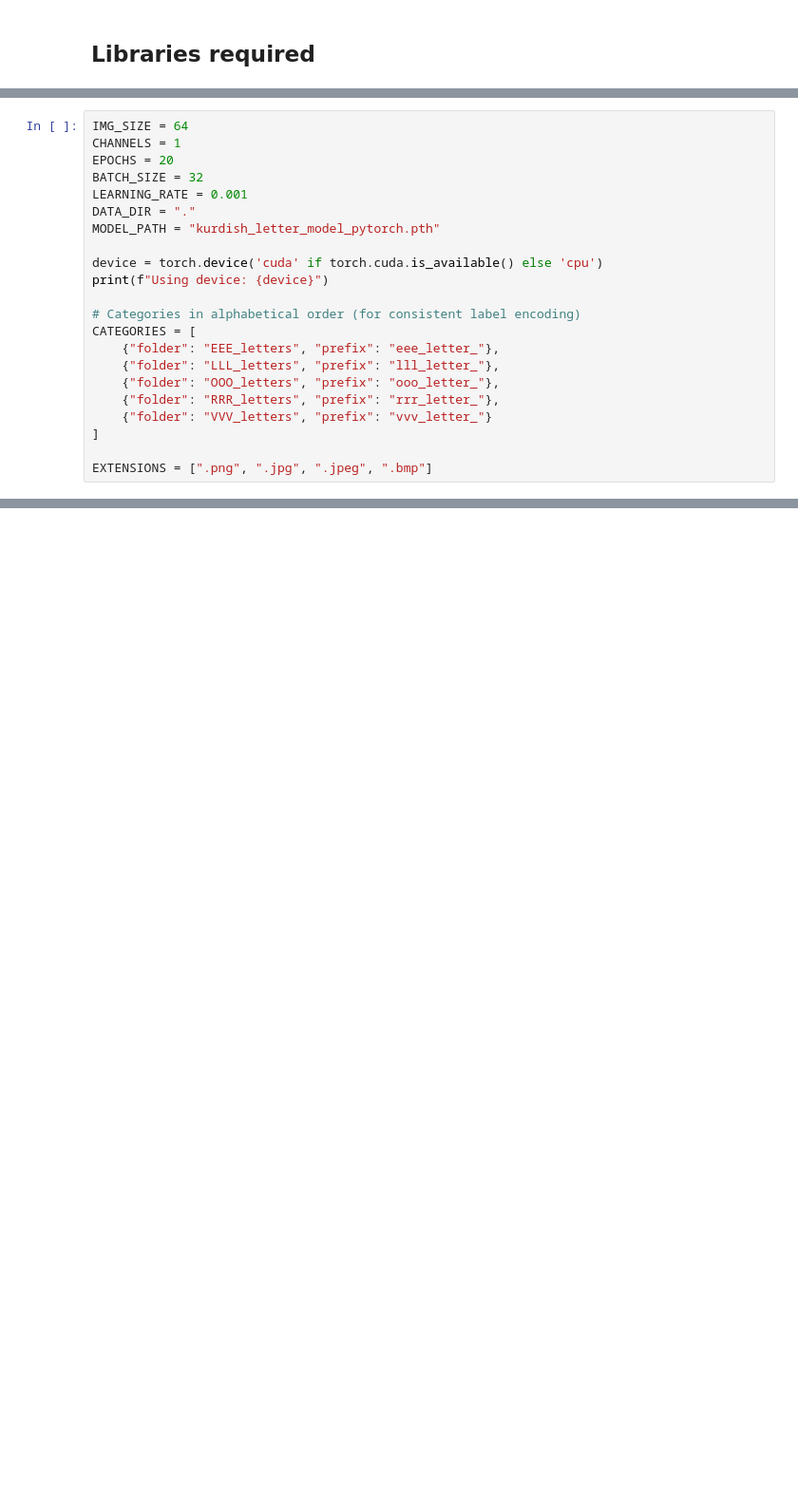
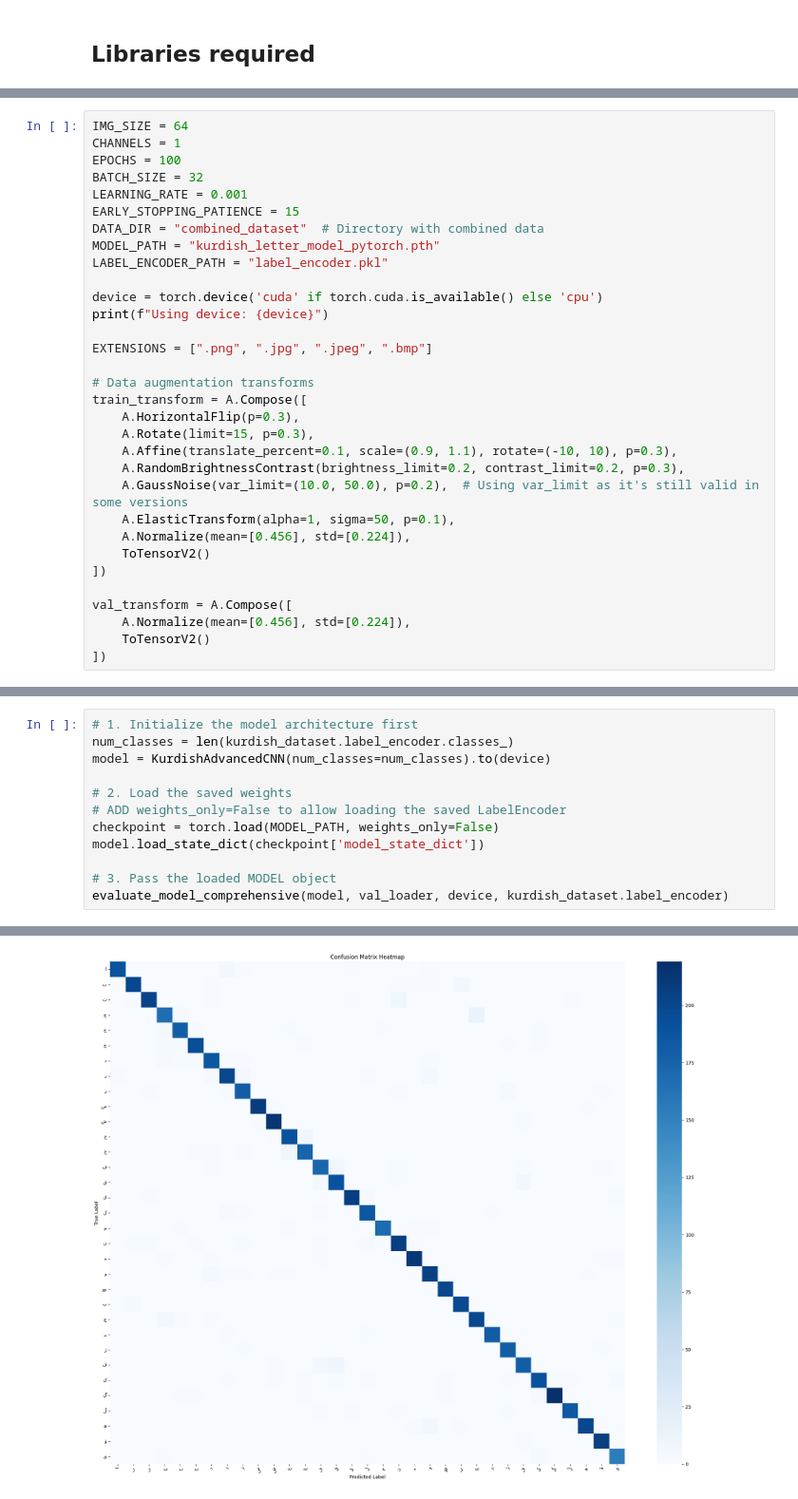
Before and after one commit to BarhamAzad/Kurdish-Letters-OCR-ML, a Jupyter notebook: training_CNN.ipynb, the cells around one changed output, grey strips where cells are left out. Shown at 95% size. Cells and saved outputs as stored; diff of their text form; blank space fills up the shorter version.

```diff
--- a/training_CNN.ipynb
+++ b/training_CNN.ipynb
@@ -53,22 +72,32 @@ Sets up all necessary parameters, imports, and directories for the Kurdish lette
 # %%
 IMG_SIZE = 64
 CHANNELS = 1
-EPOCHS = 20
+EPOCHS = 100
 BATCH_SIZE = 32
 LEARNING_RATE = 0.001
-DATA_DIR = "."
+EARLY_STOPPING_PATIENCE = 15
+DATA_DIR = "combined_dataset"  # Directory with combined data
 MODEL_PATH = "kurdish_letter_model_pytorch.pth"
+LABEL_ENCODER_PATH = "label_encoder.pkl"
 
 device = torch.device('cuda' if torch.cuda.is_available() else 'cpu')
 print(f"Using device: {device}")
 
-# Categories in alphabetical order (for consistent label encoding)
-CATEGORIES = [
-    {"folder": "EEE_letters", "prefix": "eee_letter_"},
-    {"folder": "LLL_letters", "prefix": "lll_letter_"},
-    {"folder": "OOO_letters", "prefix": "ooo_letter_"},
-    {"folder": "RRR_letters", "prefix": "rrr_letter_"},
-    {"folder": "VVV_letters", "prefix": "vvv_letter_"}
-]
+EXTENSIONS = [".png", ".jpg", ".jpeg", ".bmp"]
 
-EXTENSIONS = [".png", ".jpg", ".jpeg", ".bmp"]
+# Data augmentation transforms
+train_transform = A.Compose([
+    A.HorizontalFlip(p=0.3),
+    A.Rotate(limit=15, p=0.3),
+    A.Affine(translate_percent=0.1, scale=(0.9, 1.1), rotate=(-10, 10), p=0.3),
+    A.RandomBrightnessContrast(brightness_limit=0.2, contrast_limit=0.2, p=0.3),
+    A.GaussNoise(var_limit=(10.0, 50.0), p=0.2),  # Using var_limit as it's still valid in some versions
+    A.ElasticTransform(alpha=1, sigma=50, p=0.1),
+    A.Normalize(mean=[0.456], std=[0.224]),
+    ToTensorV2()
+])
+
+val_transform = A.Compose([
+    A.Normalize(mean=[0.456], std=[0.224]),
+    ToTensorV2()
+])
@@ -322,0 +1069,13 @@ print(f"Model saved as '{MODEL_PATH}'")
+# %%
+# 1. Initialize the model architecture first
+num_classes = len(kurdish_dataset.label_encoder.classes_)
+model = KurdishAdvancedCNN(num_classes=num_classes).to(device)
+
+# 2. Load the saved weights
+# ADD weights_only=False to allow loading the saved LabelEncoder
+checkpoint = torch.load(MODEL_PATH, weights_only=False)
+model.load_state_dict(checkpoint['model_state_dict'])
+
+# 3. Pass the loaded MODEL object
+evaluate_model_comprehensive(model, val_loader, device, kurdish_dataset.label_encoder)
+# %% [output]
@@ -322,0 +1099 @@ print(f"Model saved as '{MODEL_PATH}'")
+[figure, added]
```
Also changed, not shown: parts of 16 cells of this notebook, 2 other files.
